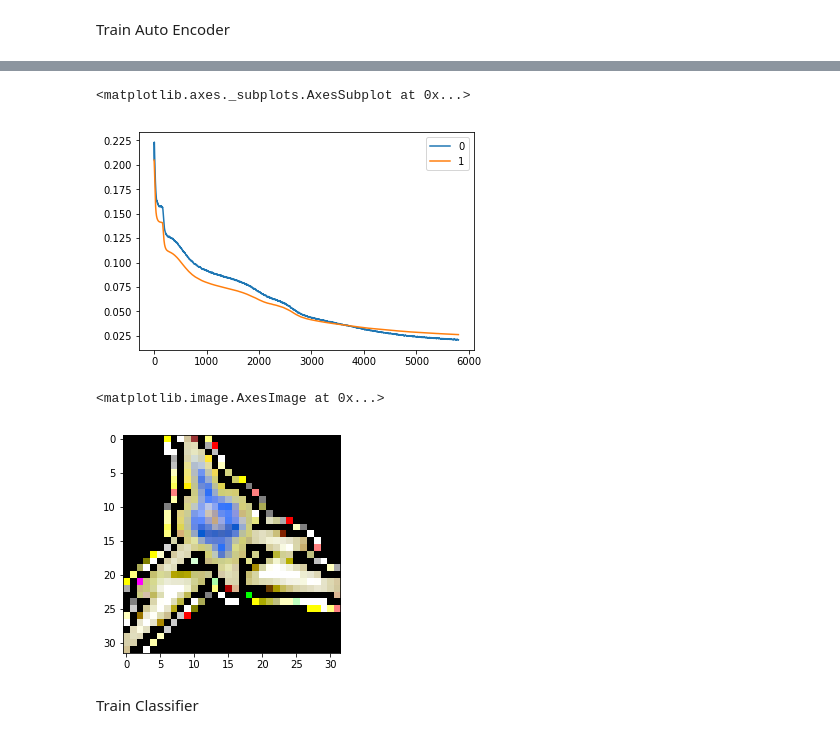
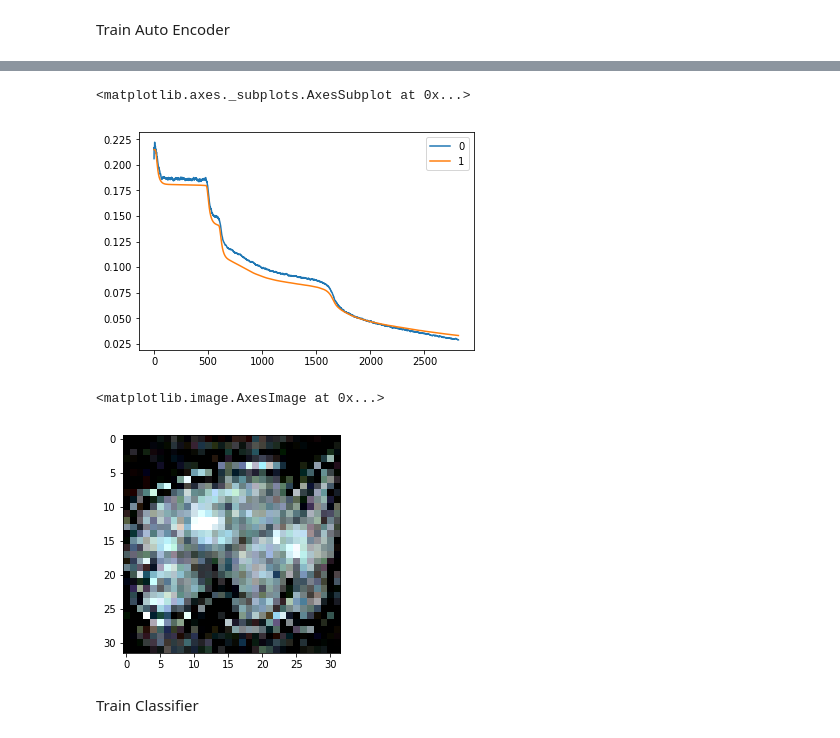
Before and after one commit to ppallal/pokemon, a Jupyter notebook: Project.ipynb, the cells around one changed output, grey strips where cells are left out. Cells and saved outputs as stored; diff of their text form; code cells hidden in the pictures.

```diff
--- a/Project.ipynb
+++ b/Project.ipynb
@@ -86,8 +85,8 @@ class LeNet(nn.Module):
         l2 = 84
         l3 = 120
 
-        l = 256
-        l2 = 512
+        l = 6
+        l2 = 256
         l3 = 1024
 
         self.conv1 = nn.Conv2d(3, 32, 5, padding=2).double()
@@ -102,7 +101,13 @@ class LeNet(nn.Module):
         self.conv2r = nn.Conv2d(32, 32, 5, padding=2).double()
         self.conv1r = nn.Conv2d(32, 3, 5, padding=2).double()
 
-        self.classifier = nn.Linear(l, len(classes)).double()
+        self.classifier = nn.Sequential(
+            nn.Linear(l, 8 * len(classes)),
+            nn.ReLU(),
+            nn.Linear(8 * len(classes), 4 * len(classes)),
+            nn.ReLU(),
+            nn.Linear(4 * len(classes), len(classes)),
+        ).double()
 
 
     # Here we define one forward pass through the network
@@ -248,8 +263,8 @@ print ( ' Finished Training ' )
 # %%
-pd.DataFrame(losses).ewm(20).mean().plot()
+pd.DataFrame(losses[20:]).ewm(20).mean().plot()
 # %% [output]
 <matplotlib.axes._subplots.AxesSubplot at 0x...>
-[figure, old version]
+[figure, new version]
 # %%
 voutputs = net.auto_encode_forward(xval)
 # xval[0].cpu().data.numpy()[0]
@@ -257,9 +272,9 @@ voutputs = net.auto_encode_forward(xval)
 # %%
 from matplotlib import pyplot as plt
-plt.imshow(xval[0].cpu().data.numpy().transpose([1, 2, 0]))
-# plt.imshow(voutputs[0].cpu().data.numpy().transpose([1, 2, 0]))
+plt.imshow(xval[1].cpu().data.numpy().transpose([1, 2, 0]))
+plt.imshow(voutputs[1].cpu().data.numpy().transpose([1, 2, 0]))
 # %% [output]
 <matplotlib.image.AxesImage at 0x...>
-[figure, old version]
+[figure, new version]
 # %% [markdown]
 Train Classifier
```
Also changed, not shown: parts of 13 cells of this notebook.
